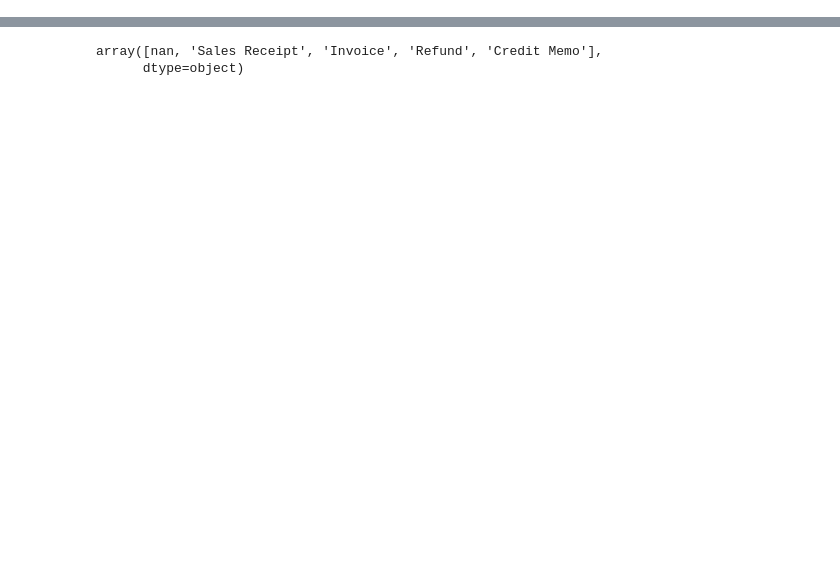
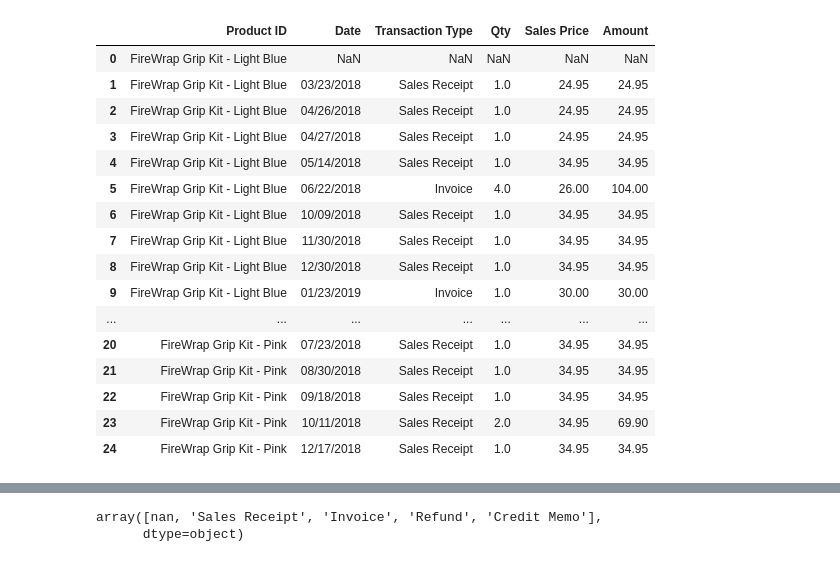
Before and after one commit to DtonesOD1/Capstone, a Jupyter notebook: Capstone.ipynb, the cells around one changed output, grey strips where cells are left out. Cells and saved outputs as stored; diff of their text form; code cells hidden in the pictures; blank space fills up the shorter version.

```diff
--- a/Capstone.ipynb
+++ b/Capstone.ipynb
@@ -100,8 +129,2 @@ df.head()
-# %%
-# Replacing the 'FWGK-SC-BLK' with full product name for clarity..
-df.replace({'FireWrap® Grip Kit Black':'FWGK-SC-BLK'}, inplace = True)
-# %%
-# Taking it one step more and making the product name easier to work with...
-df['Product ID'].replace({'FireWrap® Grip Kit Black':'black_grip_kit'}, inplace=True)
 # %% [markdown]
 ***
@@ -108,0 +139,23 @@ This seems a little labor intensive to do for the 9 different colors, especially
+# %%
+# Dropping the 4 listed columns...
+df.drop(columns= ['Num','Customer', 'Memo/Description', 'Balance'], inplace = True )
+# %%
+df.head(25)
+# %% [output]
+|  | Product ID | Date | Transaction Type | Qty | Sales Price | Amount |
+| 0 | FireWrap Grip Kit - Light Blue | NaN | NaN | NaN | NaN | NaN |
+| 1 | FireWrap Grip Kit - Light Blue | 03/23/2018 | Sales Receipt | 1.0 | 24.95 | 24.95 |
+| 2 | FireWrap Grip Kit - Light Blue | 04/26/2018 | Sales Receipt | 1.0 | 24.95 | 24.95 |
+| 3 | FireWrap Grip Kit - Light Blue | 04/27/2018 | Sales Receipt | 1.0 | 24.95 | 24.95 |
+| 4 | FireWrap Grip Kit - Light Blue | 05/14/2018 | Sales Receipt | 1.0 | 34.95 | 34.95 |
+| 5 | FireWrap Grip Kit - Light Blue | 06/22/2018 | Invoice | 4.0 | 26.00 | 104.00 |
+| 6 | FireWrap Grip Kit - Light Blue | 10/09/2018 | Sales Receipt | 1.0 | 34.95 | 34.95 |
+| 7 | FireWrap Grip Kit - Light Blue | 11/30/2018 | Sales Receipt | 1.0 | 34.95 | 34.95 |
+| 8 | FireWrap Grip Kit - Light Blue | 12/30/2018 | Sales Receipt | 1.0 | 34.95 | 34.95 |
+| 9 | FireWrap Grip Kit - Light Blue | 01/23/2019 | Invoice | 1.0 | 30.00 | 30.00 |
+| ... | ... | ... | ... | ... | ... | ... |
+| 20 | FireWrap Grip Kit - Pink | 07/23/2018 | Sales Receipt | 1.0 | 34.95 | 34.95 |
+| 21 | FireWrap Grip Kit - Pink | 08/30/2018 | Sales Receipt | 1.0 | 34.95 | 34.95 |
+| 22 | FireWrap Grip Kit - Pink | 09/18/2018 | Sales Receipt | 1.0 | 34.95 | 34.95 |
+| 23 | FireWrap Grip Kit - Pink | 10/11/2018 | Sales Receipt | 2.0 | 34.95 | 69.90 |
+| 24 | FireWrap Grip Kit - Pink | 12/17/2018 | Sales Receipt | 1.0 | 34.95 | 34.95 |
```
Also changed, not shown: parts of 25 cells of this notebook.
